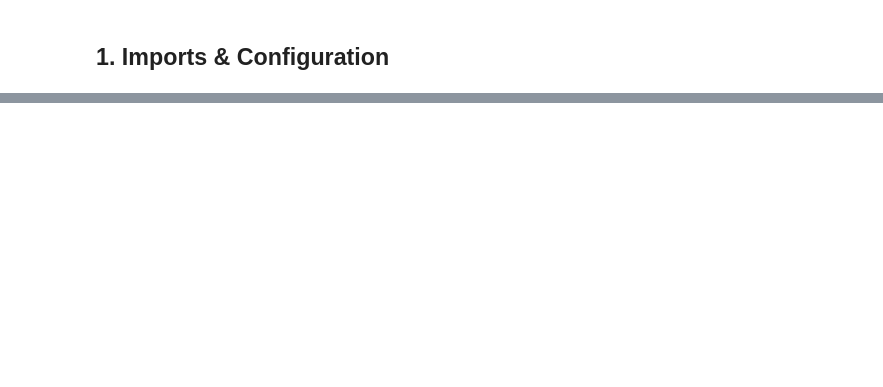
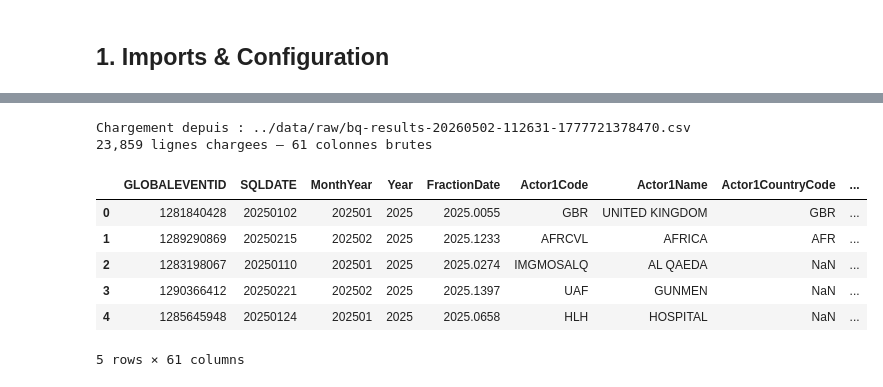
Before and after one commit to GuerindaG/equipe6_benin_insight_challenge_2026, a Jupyter notebook: notebooks/equipe6_Benin_insight_challenge.ipynb, the cells around one changed output, grey strips where cells are left out. Drawn from its saved outputs; the diff is of its cells as text; code cells hidden in the pictures; blank space fills up the shorter version.

```diff
--- a/notebooks/equipe6_Benin_insight_challenge.ipynb
+++ b/notebooks/equipe6_Benin_insight_challenge.ipynb
@@ -539,0 +66,29 @@ fig.show()
+# %%
+"""
+Chargement du dataset GDELT brut depuis le fichier export BigQuery.
+"""
+
+import os, pandas as pd
+import numpy as np
+
+DATA_PATH = "../data/raw/bq-results-20260502-112631-1777721378470.csv"
+URL_FALLBACK = "https://raw.githubusercontent.com/GuerindaG/equipe6_benin_insight_challenge_2026/main/data/raw/bq-results-20260502-112631-1777721378470.csv"
+
+path = DATA_PATH if os.path.exists(DATA_PATH) else URL_FALLBACK
+print(f"Chargement depuis : {path}")
+
+# on_bad_lines='skip' protege contre les eventuelles lignes mal formees
+df_raw = pd.read_csv(path, on_bad_lines='skip')
+print(f"{len(df_raw):,} lignes chargees — {df_raw.shape[1]} colonnes brutes")
+
+df_raw.head()
+# %% [output]
+Chargement depuis : ../data/raw/bq-results-20260502-112631-1777721378470.csv
+23,859 lignes chargees — 61 colonnes brutes
+|  | GLOBALEVENTID | SQLDATE | MonthYear | Year | FractionDate | Actor1Code | Actor1Name | Actor1CountryCode | ... |
+| 0 | 1281840428 | 20250102 | 202501 | 2025 | 2025.0055 | GBR | UNITED KINGDOM | GBR | ... |
+| 1 | 1289290869 | 20250215 | 202502 | 2025 | 2025.1233 | AFRCVL | AFRICA | AFR | ... |
+| 2 | 1283198067 | 20250110 | 202501 | 2025 | 2025.0274 | IMGMOSALQ | AL QAEDA | NaN | ... |
+| 3 | 1290366412 | 20250221 | 202502 | 2025 | 2025.1397 | UAF | GUNMEN | NaN | ... |
+| 4 | 1285645948 | 20250124 | 202501 | 2025 | 2025.0658 | HLH | HOSPITAL | NaN | ... |
+5 rows × 61 columns
```
Also changed, not shown: parts of 71 cells of this notebook, 1 other file.
